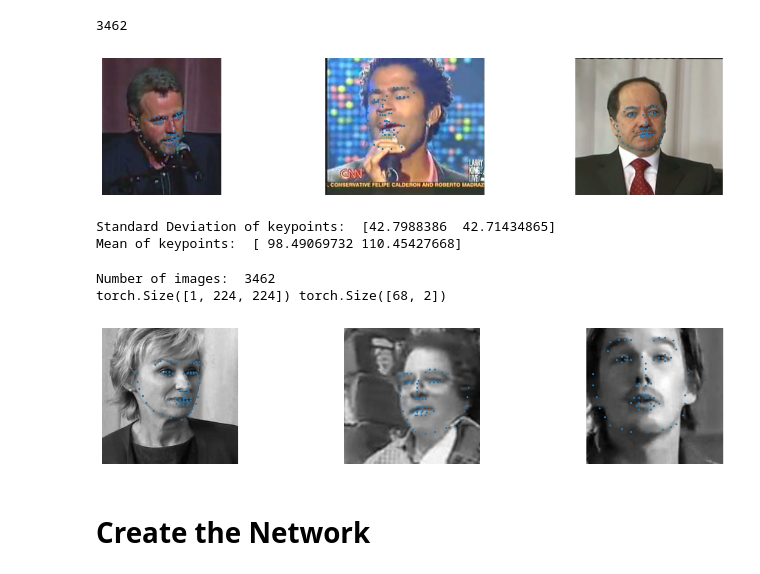
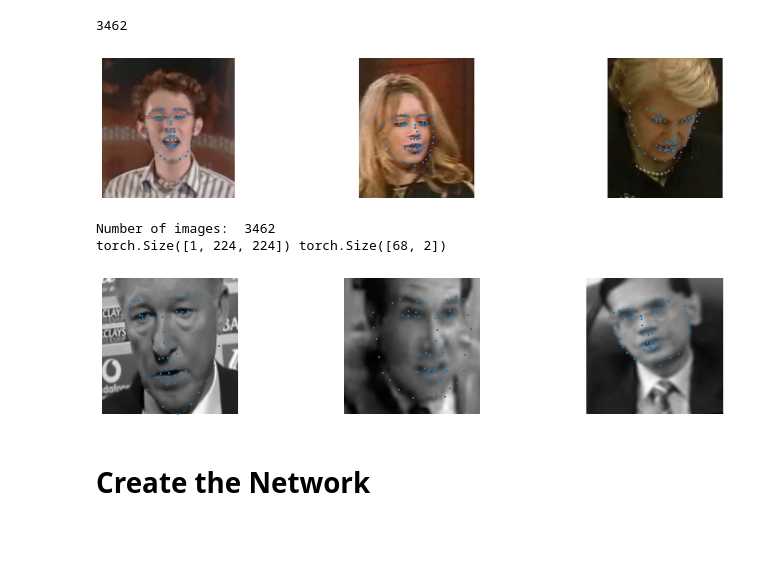
Before and after one commit to josephfemia/Facial_Keypoint_Detection, a Jupyter notebook: Facial Keypoint Detection.ipynb, the cells around one changed output. Drawn from its saved outputs; the diff is of its cells as text; code cells hidden in the pictures; blank space fills up the shorter version.

```diff
--- a/Facial Keypoint Detection.ipynb
+++ b/Facial Keypoint Detection.ipynb
@@ -67,10 +74,11 @@ class FacialKeypointsDataset(Dataset):
 
     def __getitem__(self, idx):
         img_path = os.path.join(self.img_dir, self.keypoints_df.iloc[idx, 0])
-        image = mpimg.imread(img_path)
+        image = cv2.imread(img_path)
+        image = cv2.cvtColor(image, cv2.COLOR_BGR2RGBA)
 
         if image.shape[2] == 4:
-            image = image[..., :3]
+            image = image[:,:,0:3]
 
         keypoints = self.keypoints_df.iloc[idx, 1:].values.astype('float').reshape(-1, 2)
         sample = {'image': image, 'keypoints': keypoints}
@@ -95,12 +103,6 @@ for i in range(3):
     ax[i].axis('off')
 plt.show()
 # %% [output]
-[figure, old version]
+[figure, new version]
-# %%
-print("Standard Deviation of keypoints: ", np.std(key_pts_frame.drop(['file_name'], axis=1).to_numpy().reshape(-1, 2), axis=0))
-print("Mean of keypoints: ", np.mean(key_pts_frame.drop(['file_name'], axis=1).to_numpy().reshape(-1, 2), axis=0))
-# %% [output]
-Standard Deviation of keypoints:  [42.7988386  42.71434865]
-Mean of keypoints:  [ 98.49069732 110.45427668]
 # %%
 class Normalize(object):
@@ -173,12 +398,19 @@ class ToTensor(object):
 # %%
-transform_pipeline = transforms.Compose([Rescale(250),
-                                         RandomCrop(224),
+transform_pipeline = transforms.Compose([ColorJitter(),
+                                         RandomRotate(5),
+                                         RandomHorizontalFlip(),
+                                         FaceCrop(),
+                                         Rescale((224,224)),
                                          Normalize(),
                                          ToTensor()])
 
 transformed_dataset = FacialKeypointsDataset(keypoints_file=os.path.join('data', 'training_frames_keypoints.csv'),
                                              img_dir=os.path.join('data', 'training'),
                                              transform=transform_pipeline)
+
+test_dataset = FacialKeypointsDataset(keypoints_file=os.path.join('data', 'test_frames_keypoints.csv'),
+                                      img_dir=os.path.join('data', 'test'),
+                                      transform=transform_pipeline)
 # %%
 print('Number of images: ', len(transformed_dataset))
 
@@ -190,12 +422,13 @@ torch.Size([1, 224, 224]) torch.Size([68, 2])
 # %%
 fig, ax = plt.subplots(nrows=1, ncols=3, figsize=(15,3))
 
 for i in range(3):
-    rand_value = np.random.randint(0, len(face_dataset))
+    rand_value = np.random.randint(0, len(transformed_dataset))
     sample = transformed_dataset[rand_value]
     ax[i].imshow(sample['image'].numpy().transpose(1, 2, 0), cmap='gray')
-    ax[i].scatter(sample['keypoints'].numpy()[:, 0]*50+100, sample['keypoints'].numpy()[:, 1]*50+100, s=2)
+    ax[i].scatter(sample['keypoints'].numpy()[:, 0]*(sample['image'].shape[1]/4)+sample['image'].shape[1]/2,
+                  sample['keypoints'].numpy()[:, 1]*(sample['image'].shape[1]/4)+sample['image'].shape[1]/2, s=2)
     ax[i].axis('off')
 plt.show()
 # %% [output]
-[figure, old version]
+[figure, new version]
```
Also changed, not shown: parts of 23 cells of this notebook.
